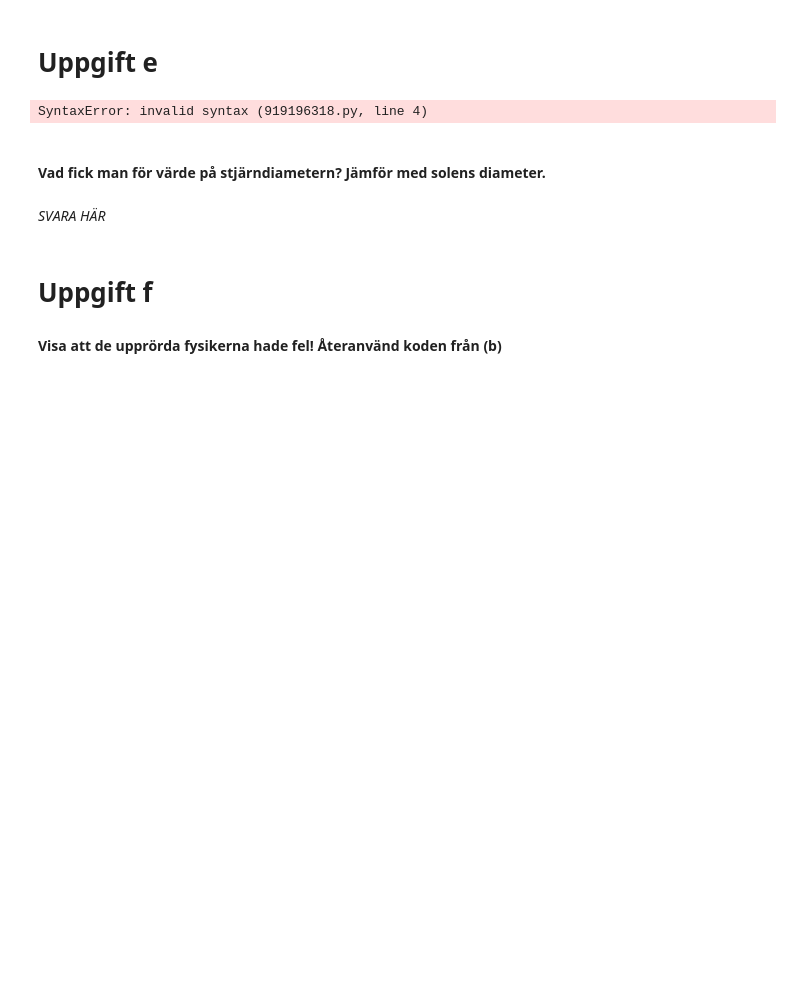
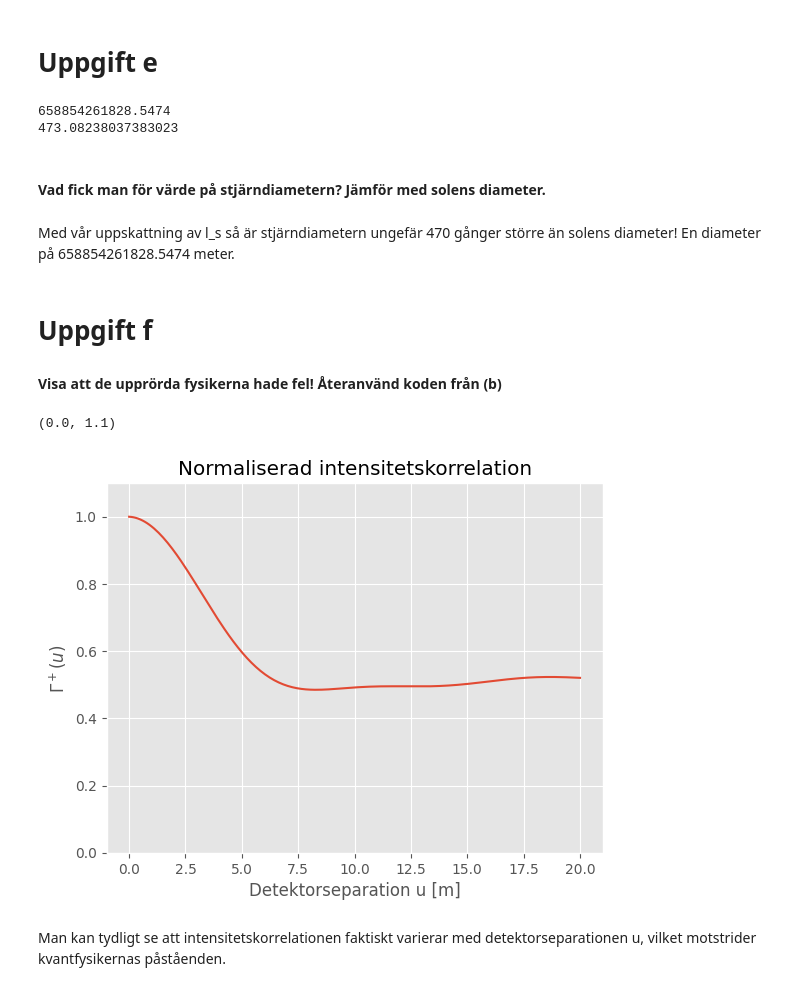
Before and after one commit to WildKnife7/HUPP, a Jupyter notebook: HUPP4/HUPP4.ipynb, the cells around one changed output. Cells and saved outputs as stored; diff of their text form; code cells hidden in the pictures; blank space fills up the shorter version.

```diff
--- a/HUPP4/HUPP4.ipynb
+++ b/HUPP4/HUPP4.ipynb
@@ -275,18 +338,40 @@ plt.ylim([0, 1.1])
 # koherenslängden l_s = ? är utläst från bilden i texten till HUPP 4
 # första nollstället när ränderna är svåra att urskilja, finns två ställen
 # på bilden i HUPP-beskrivningen
-D_star_e = ;
+
+#Både l_s=2.98 och l_s=3.36 har både mycket svårt urskiljda ränder, vi väljer att ta ett l_s =3.36, då den är mycket svårare att se ränderna på. Däremot skulle vi gissa på att ett mer exakt värde ligger lite under detta.
+
+l_s1 = 3.36
+
+D_star_e = 1.20*lam0*L_300/l_s1
 # D_star i antal soldiametrar
 D_star_e/(2*696342e3)
+
+print(D_star_e)
+print(D_star_e/(2*696342e3))
 # %% [output]
-SyntaxError: invalid syntax (919196318.py, line 4)
+658854261828.5474
+473.08238037383023
 # %% [markdown]
 #### **Vad fick man för värde på stjärndiametern? Jämför med solens diameter.**
 # %% [markdown]
-*SVARA HÄR*
+Med vår uppskattning av l_s så är stjärndiametern ungefär 470 gånger större än solens diameter! En diameter på 658854261828.5474 meter.
 # %% [markdown]
 # Uppgift f
 
 #### Visa att de upprörda fysikerna hade fel! Återanvänd koden från **(b)**
 # %%
 # kod
+
+plt.figure()
+plt.plot(u, gamma_I_norm)
+plt.title('Normaliserad intensitetskorrelation' )
+plt.xlabel ('Detektorseparation u [m]')
+plt.ylabel(r'$\Gamma^+(u)$ ')
+
+plt.ylim([0, 1.1])
+# %% [output]
+(0.0, 1.1)
+[figure, added]
+# %% [markdown]
+Man kan tydligt se att intensitetskorrelationen faktiskt varierar med detektorseparationen u, vilket motstrider kvantfysikernas påståenden.
```
Also changed, not shown: parts of 7 cells of this notebook, 4 other files.
